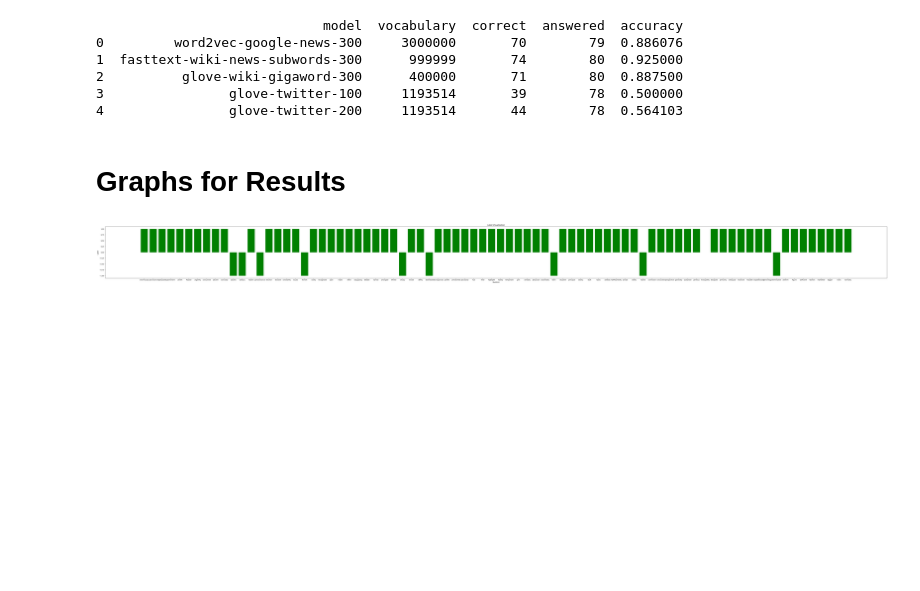
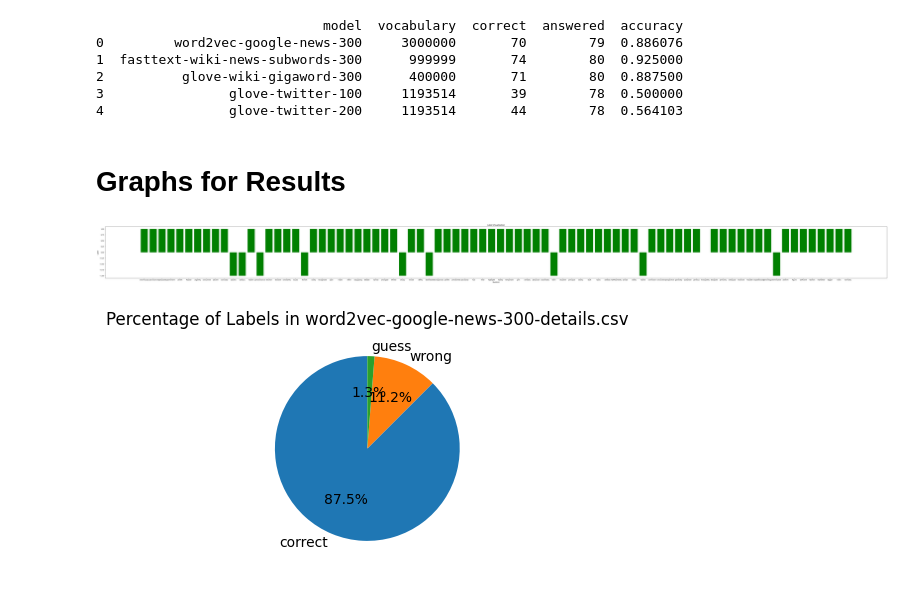
Before and after one commit to JIAYI615/COMP472_A2, a Jupyter notebook: Task1&2.ipynb, the cells around one changed output. Drawn from its saved outputs; the diff is of its cells as text; code cells hidden in the pictures; blank space fills up the shorter version.

```diff
--- a/Task1&2.ipynb
+++ b/Task1&2.ipynb
@@ -81,6 +108,13 @@ def get_graph_for_analysis(filename):
     plt.ylabel('Label')
     plt.title('Label Visualization')
     plt.show()
+# %%
+def get_pie_chart_for_analysis(filename):
+    df = pd.read_csv(filename)
+    label_counts = df['label'].value_counts()
+    plt.figure(figsize=(3, 3))
+    plt.pie(np.array(label_counts.values), labels =label_counts.index.values, startangle=90, autopct='%1.1f%%')
+    plt.title('Percentage of Labels in ' + filename)
 # %%
 word2vec_google_news_300_model = gensim.downloader.load("word2vec-google-news-300")
 # %%
@@ -274,7 +308,9 @@ analysis.to_csv("analysis.csv", index=False)
 # Graphs for Results
 # %%
 get_graph_for_analysis("word2vec-google-news-300-details.csv")
+get_pie_chart_for_analysis("word2vec-google-news-300-details.csv")
 # %% [output]
 [figure]
+[figure, added]
 # %%
 get_graph_for_analysis("fasttext-wiki-news-subwords-300-details.csv")
```
Also changed, not shown: parts of 8 cells of this notebook, 10 other files.
